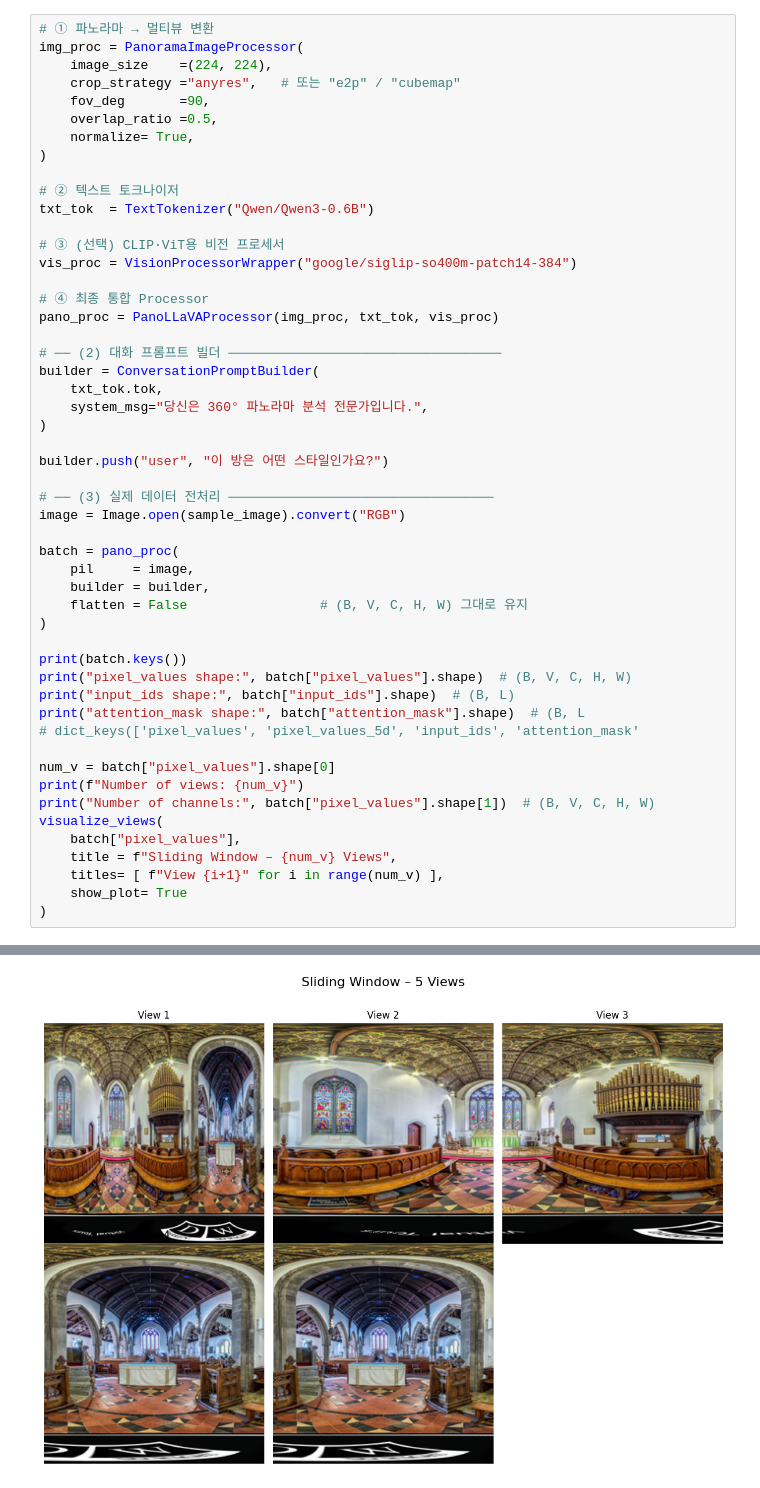
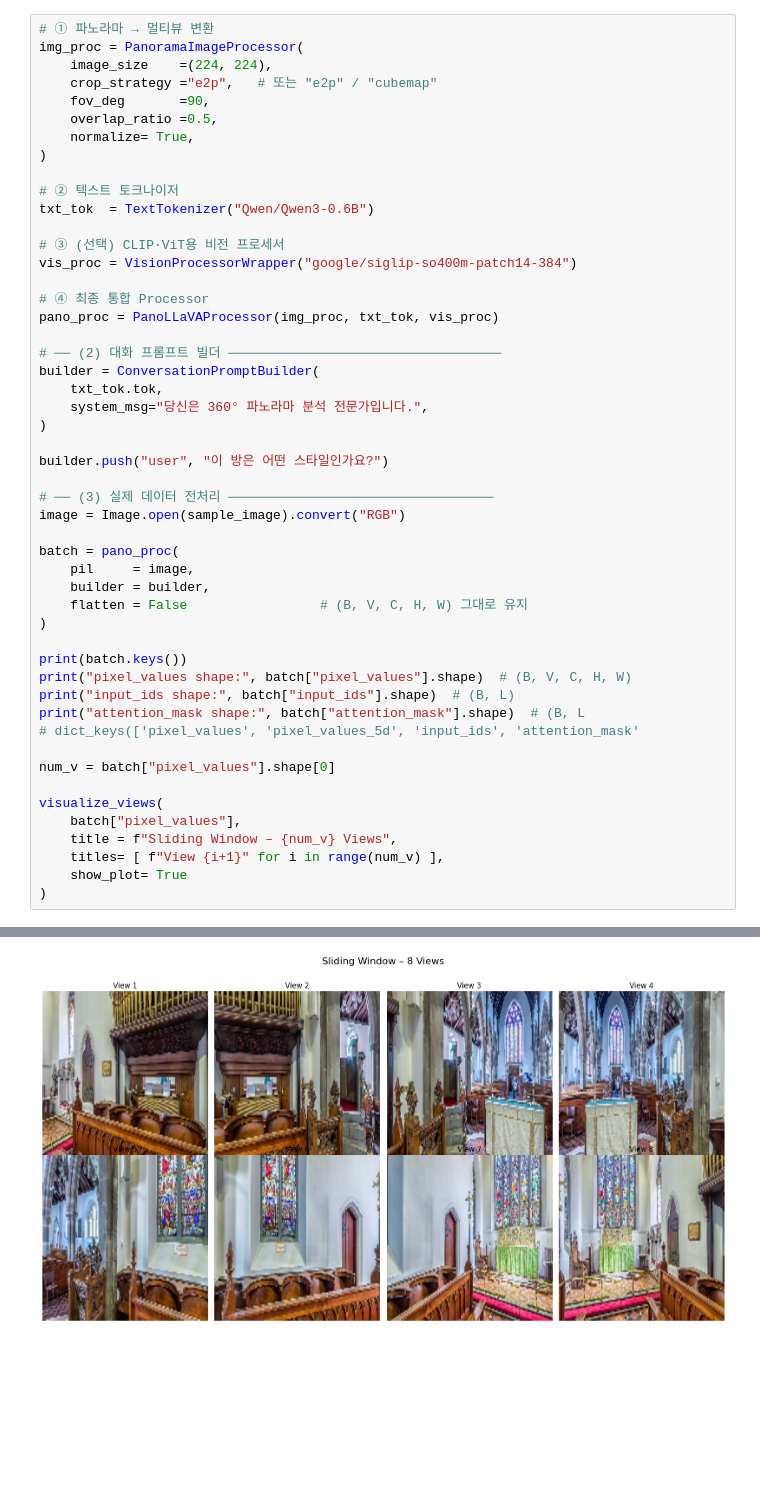
Before and after one commit to wooseungw/panollava, a Jupyter notebook: processor_usage.ipynb, the cells around one changed output, grey strips where cells are left out. Saved outputs shown, nothing was run; the diff lists cells and outputs as text; blank space fills up the shorter version.

```diff
--- a/processor_usage.ipynb
+++ b/processor_usage.ipynb
@@ -142,7 +98,7 @@ sample_text = "이 사진에서 가장 눈에 띄는 것은 무엇인가요?"
 # ① 파노라마 → 멀티뷰 변환
 img_proc = PanoramaImageProcessor(
     image_size    =(224, 224),
-    crop_strategy ="anyres",   # 또는 "e2p" / "cubemap"
+    crop_strategy ="e2p",   # 또는 "e2p" / "cubemap"
     fov_deg       =90,
     overlap_ratio =0.5,
     normalize= True,
@@ -181,8 +137,7 @@ print("attention_mask shape:", batch["attention_mask"].shape)  # (B, L
 # dict_keys(['pixel_values', 'pixel_values_5d', 'input_ids', 'attention_mask'
 
 num_v = batch["pixel_values"].shape[0]
-print(f"Number of views: {num_v}")
-print("Number of channels:", batch["pixel_values"].shape[1])  # (B, V, C, H, W)
+
 visualize_views(
     batch["pixel_values"],
     title = f"Sliding Window – {num_v} Views",
@@ -200 +153 @@ Number of channels: 3
-[figure, old version]
+[figure, new version]
```
Also changed, not shown: parts of 2 cells of this notebook, 39 other files.
